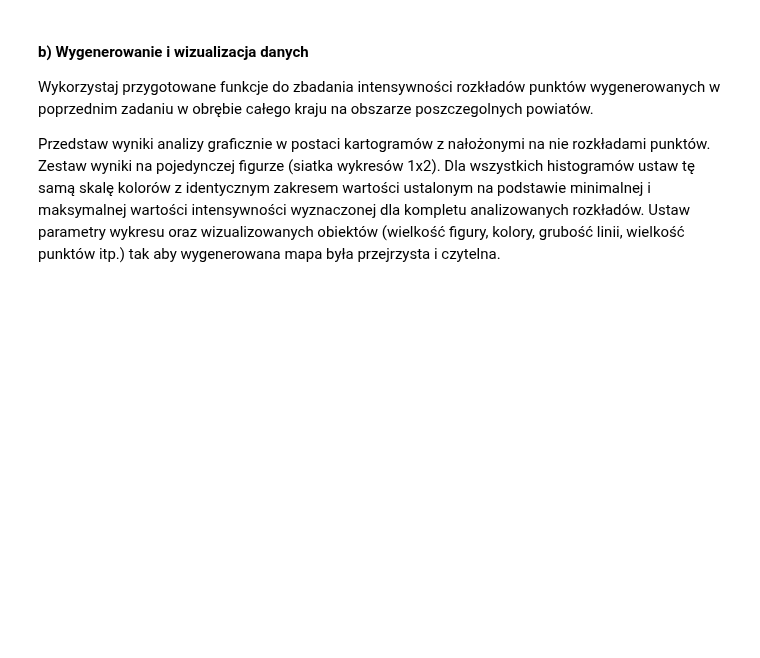
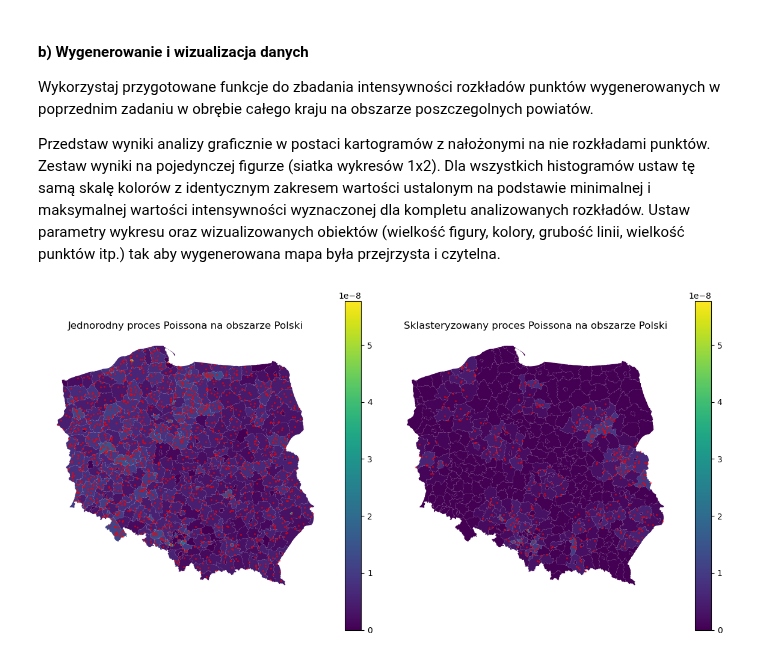
Before and after one commit to kubanskan/ADP, a Jupyter notebook: ZZ8-AnalizaZpakietami2/ZZ08.ipynb, the cells around one changed output. Cells and saved outputs as stored; diff of their text form; code cells hidden in the pictures; blank space fills up the shorter version.

Commit message:
08. Plot for task 4

```diff
--- a/ZZ8-AnalizaZpakietami2/ZZ08.ipynb
+++ b/ZZ8-AnalizaZpakietami2/ZZ08.ipynb
@@ -466,9 +466,9 @@ def intensity_on_subregions(points, subregions):
     # YOUR CODE HERE
     counts = point_count_on_subregions(points, subregions)
 
-    intensity = counts / subregions.area
+    counts = counts / subregions.area
 
-    return intensity
+    return counts
 # %%
 # Komórka testowa
 test_intensity = intensity_on_subregions(test_points, test_data_2)
@@ -484,4 +484,27 @@ Wykorzystaj przygotowane funkcje do zbadania intensywności rozkładów punktów
 Przedstaw wyniki analizy graficznie w postaci kartogramów z nałożonymi na nie rozkładami punktów. Zestaw wyniki na pojedynczej figurze (siatka wykresów 1x2). Dla wszystkich histogramów ustaw tę samą skalę kolorów z identycznym zakresem wartości ustalonym na podstawie minimalnej i maksymalnej wartości intensywności wyznaczonej dla kompletu analizowanych rozkładów. Ustaw parametry wykresu oraz wizualizowanych obiektów (wielkość figury, kolory, grubość linii, wielkość punktów itp.) tak aby wygenerowana mapa była przejrzysta i czytelna.
 # %%
 # YOUR CODE HERE
-raise NotImplementedError()
+intensity_values_1 = intensity_on_subregions(points_in_poland, powiaty)
+intensity_values_2 = intensity_on_subregions(clustered_points_in_poland, powiaty)
+
+intensity_values = pd.concat([intensity_values_1, intensity_values_2])
+min_intensity = min(intensity_values)
+max_intensity = max(intensity_values)
+
+fig, axes = plt.subplots(1, 2, figsize=(12, 6))
+fig.patch.set_facecolor('white')
+
+powiaty.plot(ax=axes[0], column=intensity_values_1, cmap='viridis', vmin=min_intensity, vmax=max_intensity, legend=True)
+points_in_poland.plot(ax=axes[0], color='red', markersize=2, alpha = 0.5)
+axes[0].set_title('Jednorodny proces Poissona na obszarze Polski')
+axes[0].set_axis_off()
+
+powiaty.plot(ax=axes[1], column=intensity_values_2, cmap='viridis', vmin=min_intensity, vmax=max_intensity, legend=True)
+clustered_points_in_poland.plot(ax=axes[1], color='red', markersize=2, alpha = 0.5)
+axes[1].set_title('Sklasteryzowany proces Poissona na obszarze Polski')
+axes[1].set_axis_off()
+
+plt.tight_layout()
+plt.show()
+# %% [output]
+[figure, added]
```
Also changed, not shown: parts of 1 cell of this notebook.
